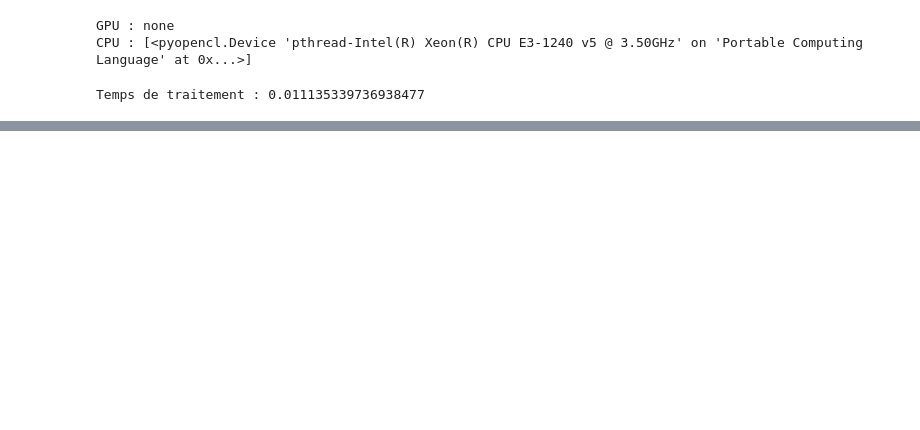
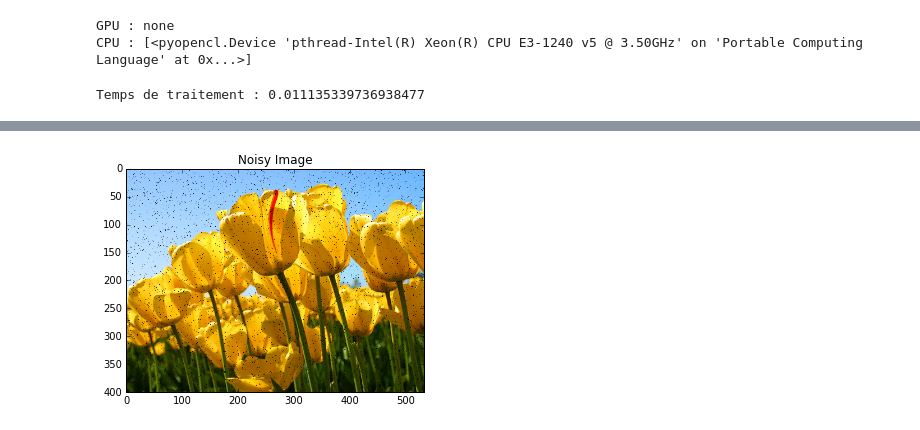
Before and after one commit to fr33dz/PyOpenCL_Tuto, a Jupyter notebook: Median_Filter.ipynb, the cells around one changed output, grey strips where cells are left out. Cells and saved outputs as stored; diff of their text form; code cells hidden in the pictures; blank space fills up the shorter version.

```diff
--- a/Median_Filter.ipynb
+++ b/Median_Filter.ipynb
@@ -147,0 +152,81 @@ Temps de traitement : 0.011135339736938477
+# %%
+from scipy import misc
+
+import numpy as np
+import matplotlib.pyplot as plt
+
+import matplotlib.image as mpimg
+from time import time
+
+
+
+
+img_originale = mpimg.imread('assets/Tulips.jpg')
+
+print ("Largeur : "+str(img_originale.shape[0]))
+
+print ("Height : "+str(img_originale.shape[1]))
+plt.imshow(img_originale)
+salt_value = 40
+
+noise = np.random.randint(salt_value+1, size=(400, 533))
+
+
+
+#---------- Add Noise ----------#
+
+indexe = np.where(noise == 0)
+
+A = indexe[0]
+B = indexe[1]
+
+img_originale[A,B,0] = 0.0
+img_originale[A,B,1] = 0.0
+img_originale[A,B,2] = 0.0
+
+#---------- Plot & Save ----------#
+
+
+my_dpi=100
+
+plt.title("Noisy Image")
+plt.savefig("assets/Tulips_noisy.jpg", dpi=my_dpi)
+plt.show()
+
+plt.imshow(img_originale)
+plt.title("Noisy Image")
+plt.savefig("assets/Tulips_noisy.jpg",bbox_inches='tight')
+
+#---------- Median Filter ----------#
+
+start = time()
+shape = img_originale.shape
+M = img_originale
+n_pixel = np.zeros((9))
+
+for i in range(shape[0]-1):
+    for j in range(shape[1]-1):
+        if j > 0 and i > 0:
+            n_pixel[0] = M[i-1,j-1,0]
+            n_pixel[1] = M[i-1,j,0]
+            n_pixel[2] = M[i-1,j+1,0]
+            n_pixel[3] = M[i,j-1,0]
+            n_pixel[4] = M[i,j,0]
+            n_pixel[5] = M[i,j+1,0]
+            n_pixel[6] = M[i+1,j-1,0]
+            n_pixel[7] = M[i+1,j,0]
+            n_pixel[8] = M[i+1,j+1,0]
+            s = np.sort(n_pixel, axis=None)
+            M[i,j,0] = s[4]
+            M[i,j,1] = s[4]
+            M[i,j,2] = s[4]
+end = time()
+
+
+
+plt.imshow(M)
+plt.title("Median Filter")
+plt.savefig("TulipsMedianFilterTulips.png",bbox_inches='tight')
+plt.show()
+print("Temps de traitement : "+str(end-start))
+# %% [output]
@@ -147,0 +235 @@ Temps de traitement : 0.011135339736938477
+[figure, added]
```
Also changed, not shown: parts of 3 cells of this notebook, 3 other files.
